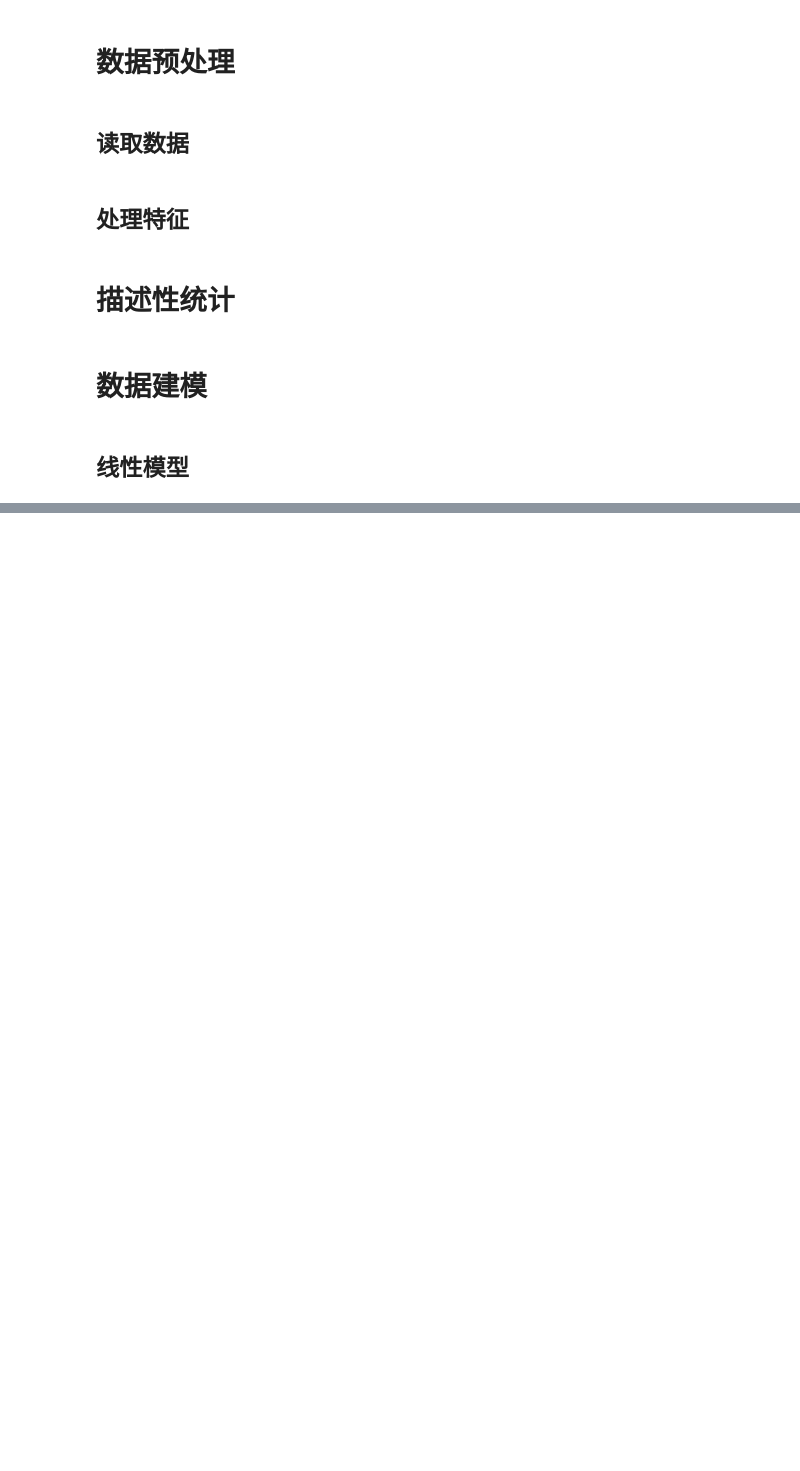
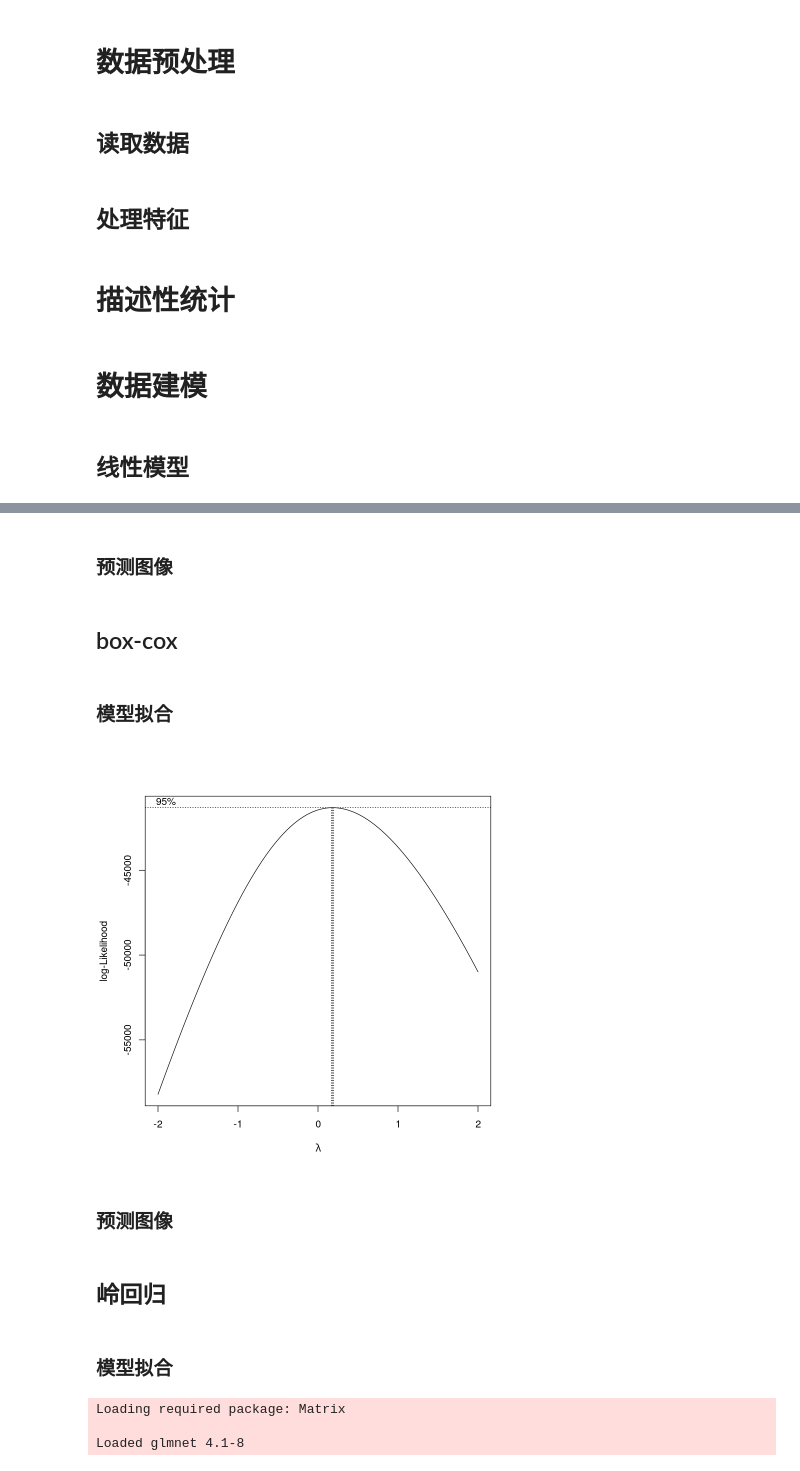
Before and after one commit to Aoblex/2023-fall-SUFE-regression-analysis-report, a Jupyter notebook: main.ipynb, the cells around one changed output, grey strips where cells are left out. Cells and saved outputs as stored; diff of their text form; code cells hidden in the pictures; blank space fills up the shorter version.

Commit message:
Linear model, generalized linear model and ridge model added.

```diff
--- a/main.ipynb
+++ b/main.ipynb
@@ -64,0 +99,2 @@ summarize.model(glinear.model, "generalized_linear_model_summary.txt")
+# %% [markdown]
+### 预测图像
@@ -64,0 +112,13 @@ summarize.model(glinear.model, "generalized_linear_model_summary.txt")
+# %% [markdown]
+## box-cox
+# %% [markdown]
+### 模型拟合
+# %%
+boxcox.model <- boxcox(Survival.months ~ ., data = lung.cancer)
+lambda <- boxcox.model$x[which.max(boxcox.model$y)]
+bclinear.model <- lm((Survival.months^lambda - 1)/lambda ~ ., data = lung.cancer)
+summarize.model(bclinear.model, "./model-summary/boxcox_linear_model_summary.txt")
+# %% [output]
+[figure, added]
+# %% [markdown]
+### 预测图像
@@ -64,0 +136,13 @@ summarize.model(glinear.model, "generalized_linear_model_summary.txt")
+# %% [markdown]
+## 岭回归
+# %% [markdown]
+### 模型拟合
+# %%
+library(glmnet)
+lung.cancer.x <- lung.cancer[, !(names(lung.cancer) %in% c("Survival.months"))]
+lung.cancer.y <- lung.cancer$Survival.months
+rlinear.model <- glmnet(lung.cancer.x, lung.cancer.y, alpha = 0, lambda = seq(from = 1, to = 1000, by = 1))
+# %% [output]
+Loading required package: Matrix
+
+Loaded glmnet 4.1-8
```
Also changed, not shown: parts of 16 cells of this notebook.
